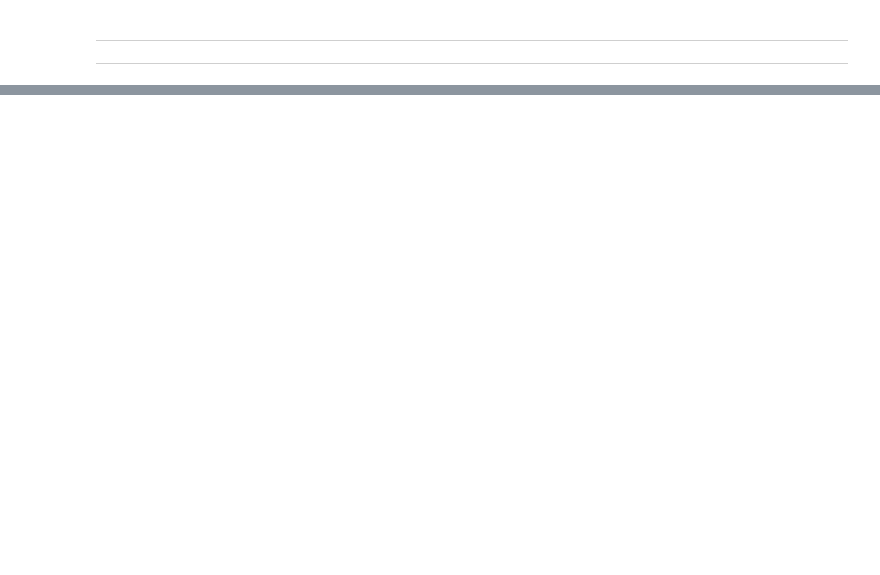
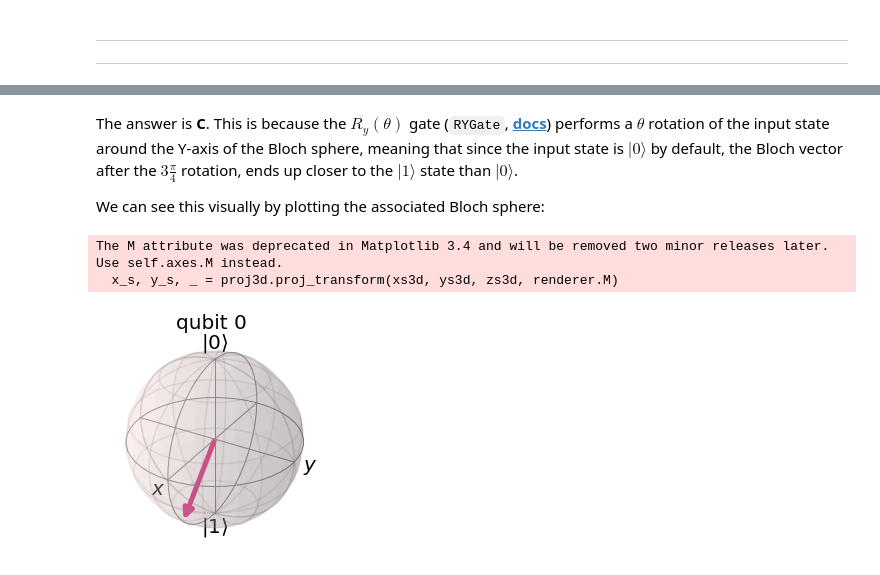
Before and after one commit to salvatorezam/ibm-quantum-developer-certification, a Jupyter notebook: sample_questions/C1000-112_SAM/C1000-112_SAM.ipynb, the cells around one changed output, grey strips where cells are left out. Saved outputs shown, nothing was run; the diff lists cells and outputs as text; code cells hidden in the pictures; blank space fills up the shorter version.

```diff
--- a/sample_questions/C1000-112_SAM/C1000-112_SAM.ipynb
+++ b/sample_questions/C1000-112_SAM/C1000-112_SAM.ipynb
@@ -58,0 +70,3 @@ D. has a wrong syntax, as the method is already defined with variable arguments,
+# %%
+qc = QuantumCircuit(1)
+qc.ry(3 * pi/4, 0)
@@ -58,0 +82,12 @@ D. has a wrong syntax, as the method is already defined with variable arguments,
+# %% [markdown]
+The answer is __C__. This is because the $R_y(\theta)$ gate (`RYGate`, __[docs](https://qiskit.org/documentation/stubs/qiskit.circuit.library.RYGate.html)__) performs a $\theta$ rotation of the input state around the Y-axis of the Bloch sphere, meaning that since the input state is $|0\rangle$ by default, the Bloch vector after the $3\tfrac{\displaystyle\pi}{\displaystyle4}$ rotation, ends up closer to the $|1\rangle$ state than $|0\rangle$.
+
+We can see this visually by plotting the associated Bloch sphere:
+# %%
+sv_sim = Aer.get_backend('statevector_simulator')
+statevector = execute(qc, sv_sim).result().get_statevector()
+plot_bloch_multivector(statevector)
+# %% [output]
+The M attribute was deprecated in Matplotlib 3.4 and will be removed two minor releases later. Use self.axes.M instead.
+  x_s, y_s, _ = proj3d.proj_transform(xs3d, ys3d, zs3d, renderer.M)
+[figure, added]
```
Also changed, not shown: parts of 84 cells of this notebook, 3 other files.
